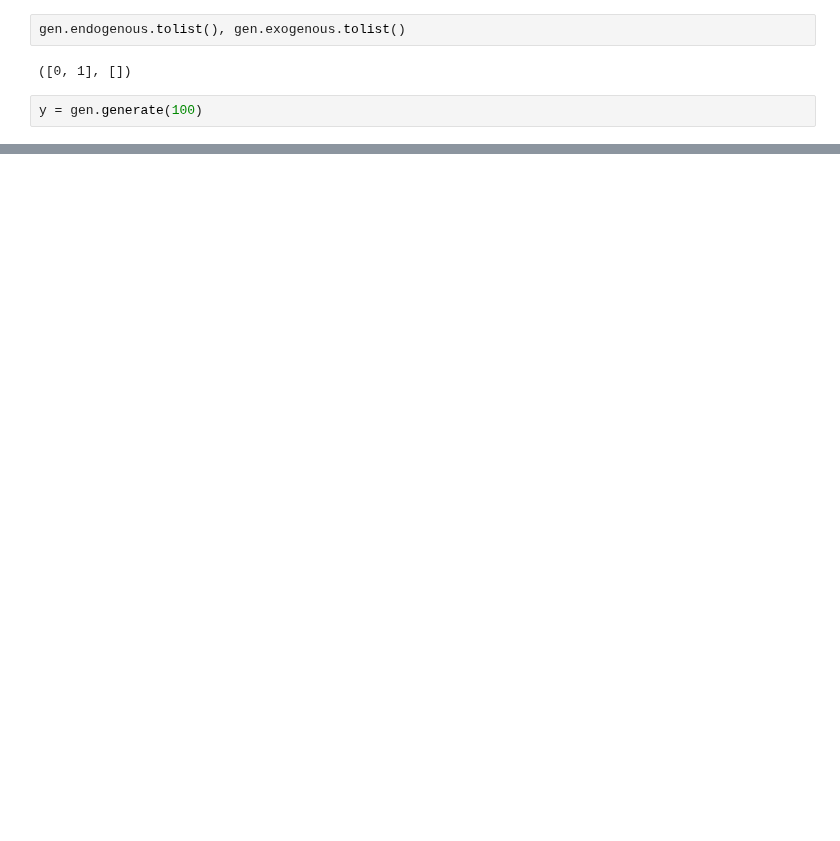
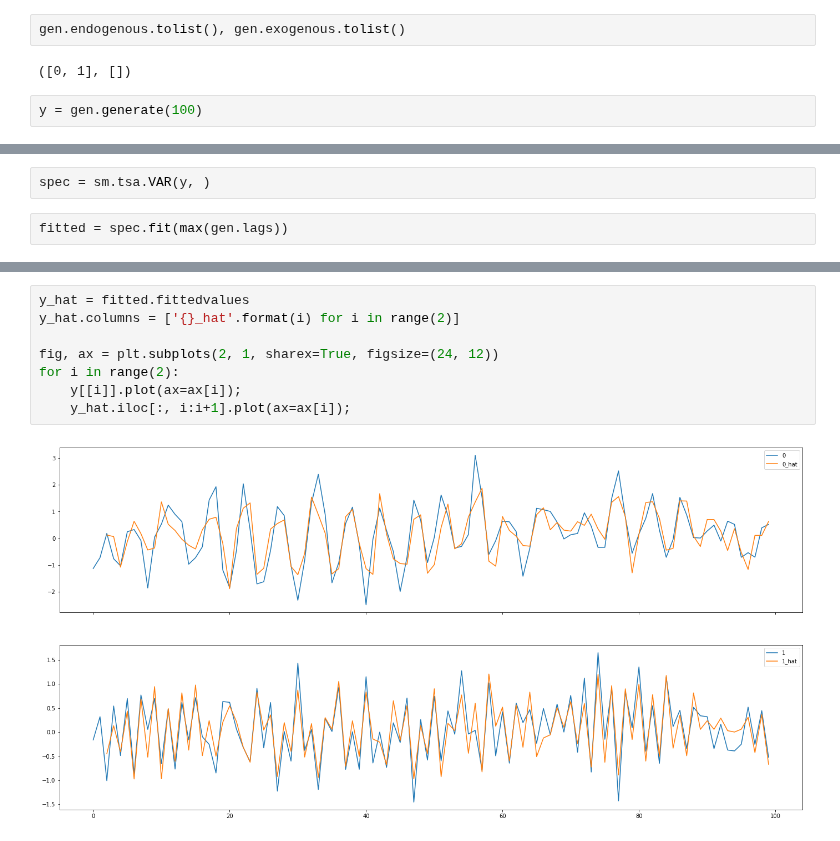
Before and after one commit to NowanIlfideme/masters_switching_models, a Jupyter notebook: notebooks/metric_testing.ipynb, the cells around one changed output, grey strips where cells are left out. Cells and saved outputs as stored; diff of their text form; blank space fills up the shorter version.

```diff
--- a/notebooks/metric_testing.ipynb
+++ b/notebooks/metric_testing.ipynb
@@ -37,0 +48,4 @@ gen.coef_ar_df
+# %%
+spec = sm.tsa.VAR(y, )
+# %%
+fitted = spec.fit(max(gen.lags))
@@ -37,0 +80,10 @@ gen.coef_ar_df
+# %%
+y_hat = fitted.fittedvalues
+y_hat.columns = ['{}_hat'.format(i) for i in range(2)]
+
+fig, ax = plt.subplots(2, 1, sharex=True, figsize=(24, 12))
+for i in range(2):
+    y[[i]].plot(ax=ax[i]);
+    y_hat.iloc[:, i:i+1].plot(ax=ax[i]);
+# %% [output]
+[figure, added]
```
Also changed, not shown: parts of 8 cells of this notebook, 1 other file.
